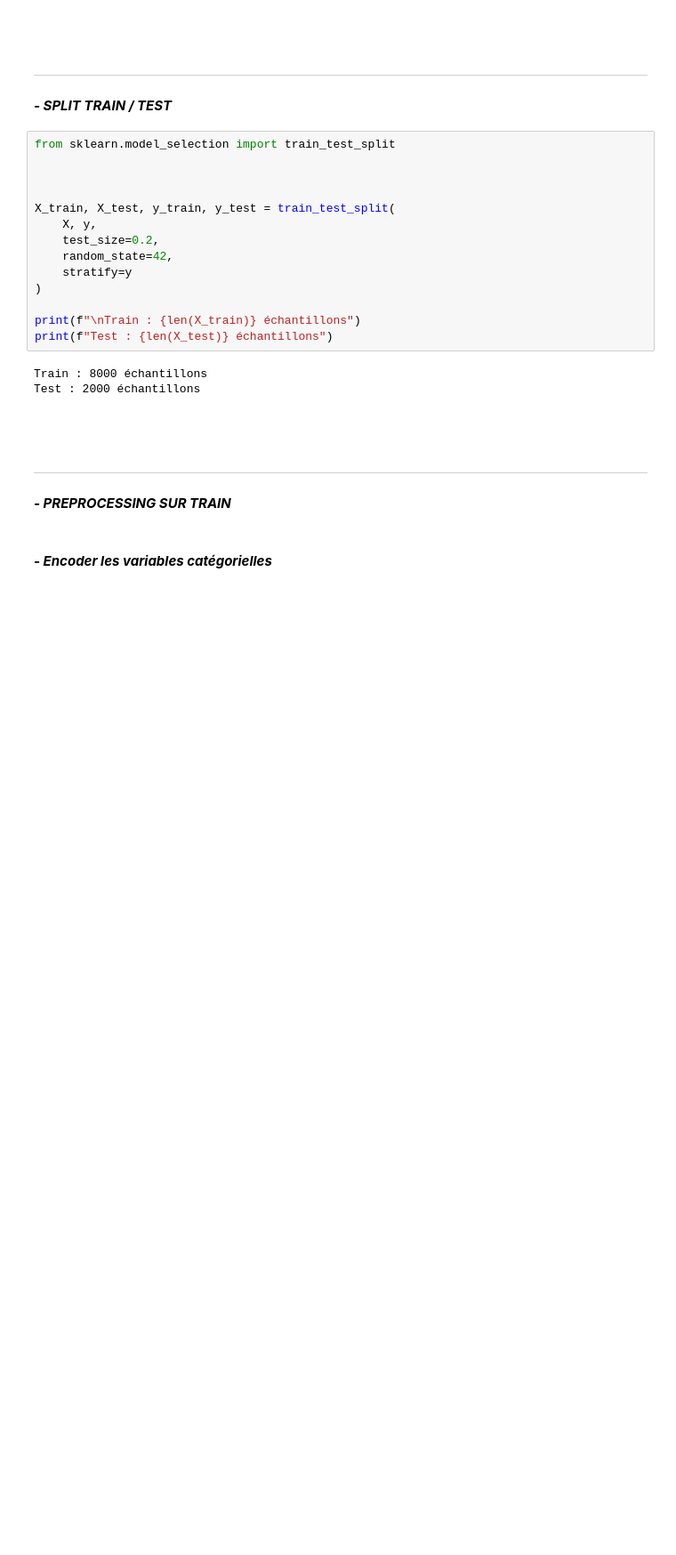
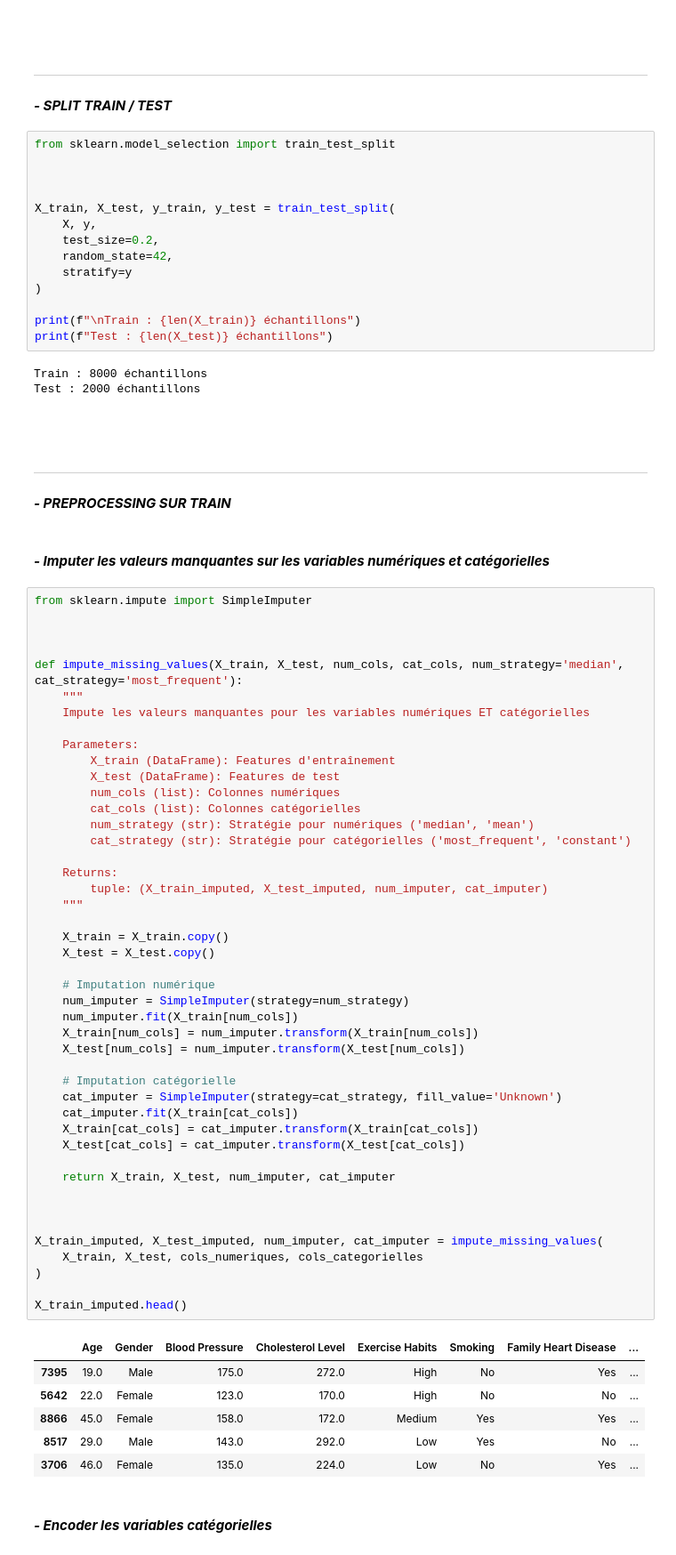
Before and after one commit to Jeathu/corai, a Jupyter notebook: notebooks/corai_expo.ipynb, the cells around one changed output. Shown at 89% size. Saved outputs shown, nothing was run; the diff lists cells and outputs as text; blank space fills up the shorter version.

```diff
--- a/notebooks/corai_expo.ipynb
+++ b/notebooks/corai_expo.ipynb
@@ -205,6 +205,62 @@ Test : 2000 échantillons
 <hr>
 
 #### __*- PREPROCESSING SUR TRAIN*__
+# %% [markdown]
+<br>
+
+__*- Imputer les valeurs manquantes sur les variables numériques et catégorielles*__
+# %%
+from sklearn.impute import SimpleImputer
+
+
+
+def impute_missing_values(X_train, X_test, num_cols, cat_cols, num_strategy='median', cat_strategy='most_frequent'):
+    """
+    Impute les valeurs manquantes pour les variables numériques ET catégorielles
+
+    Parameters:
+        X_train (DataFrame): Features d'entraînement
+        X_test (DataFrame): Features de test
+        num_cols (list): Colonnes numériques
+        cat_cols (list): Colonnes catégorielles
+        num_strategy (str): Stratégie pour numériques ('median', 'mean')
+        cat_strategy (str): Stratégie pour catégorielles ('most_frequent', 'constant')
+
+    Returns:
+        tuple: (X_train_imputed, X_test_imputed, num_imputer, cat_imputer)
+    """
+
+    X_train = X_train.copy()
+    X_test = X_test.copy()
+
+    # Imputation numérique
+    num_imputer = SimpleImputer(strategy=num_strategy)
+    num_imputer.fit(X_train[num_cols])
+    X_train[num_cols] = num_imputer.transform(X_train[num_cols])
+    X_test[num_cols] = num_imputer.transform(X_test[num_cols])
+
+    # Imputation catégorielle
+    cat_imputer = SimpleImputer(strategy=cat_strategy, fill_value='Unknown')
+    cat_imputer.fit(X_train[cat_cols])
+    X_train[cat_cols] = cat_imputer.transform(X_train[cat_cols])
+    X_test[cat_cols] = cat_imputer.transform(X_test[cat_cols])
+
+    return X_train, X_test, num_imputer, cat_imputer
+
+
+
+X_train_imputed, X_test_imputed, num_imputer, cat_imputer = impute_missing_values(
+    X_train, X_test, cols_numeriques, cols_categorielles
+)
+
+X_train_imputed.head()
+# %% [output]
+|  | Age | Gender | Blood Pressure | Cholesterol Level | Exercise Habits | Smoking | Family Heart Disease | ... |
+| 7395 | 19.0 | Male | 175.0 | 272.0 | High | No | Yes | ... |
+| 5642 | 22.0 | Female | 123.0 | 170.0 | High | No | No | ... |
+| 8866 | 45.0 | Female | 158.0 | 172.0 | Medium | Yes | Yes | ... |
+| 8517 | 29.0 | Male | 143.0 | 292.0 | Low | Yes | No | ... |
+| 3706 | 46.0 | Female | 135.0 | 224.0 | Low | No | Yes | ... |
 # %% [markdown]
 <br>
 
```
Also changed, not shown: parts of 15 cells of this notebook, 13 other files.
